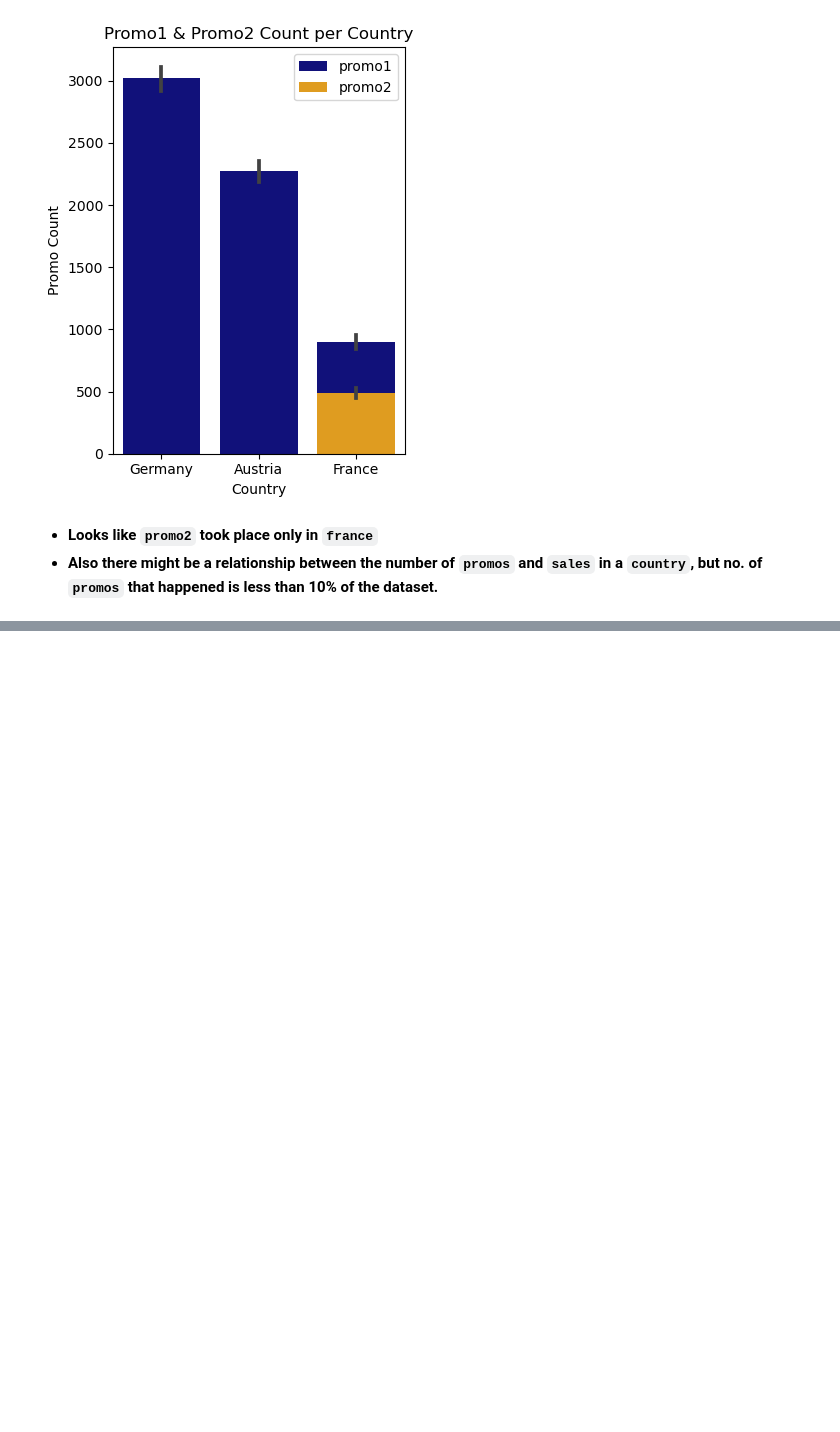
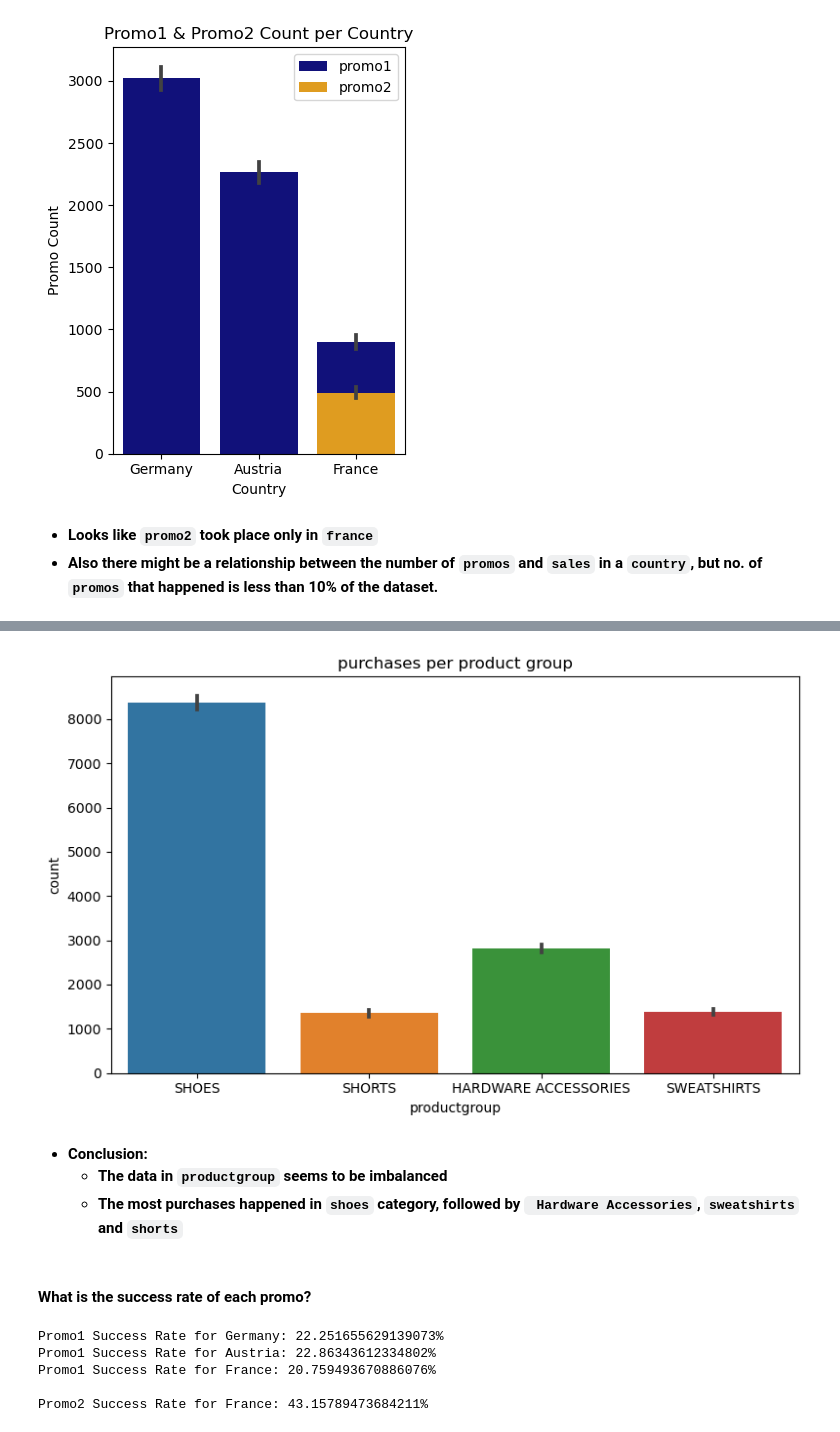
Before and after one commit to AlyAEE/Sports-Wear-Group-Classification-Project, a Jupyter notebook: Notebooks/02.ExploratoryDataAnalysis.ipynb, the cells around one changed output, grey strips where cells are left out. Saved outputs shown, nothing was run; the diff lists cells and outputs as text; code cells hidden in the pictures; blank space fills up the shorter version.

```diff
--- a/Notebooks/02.ExploratoryDataAnalysis.ipynb
+++ b/Notebooks/02.ExploratoryDataAnalysis.ipynb
@@ -869,0 +176,51 @@ plt.show()
+# %%
+# plot a bar plot to compute how many purchases done in each group
+plt.figure(figsize=(8, 5))
+
+sns.barplot(data = df, x= 'productgroup',y='label',estimator='sum')
+
+plt.ylabel('count')
+plt.title('purchases per product group')
+plt.tight_layout()
+
+save_fig('8-Product_group_purchases')
+plt.show()
+# %% [output]
+[figure, added]
+# %% [markdown]
+- **Conclusion:**
+    - **The data in `productgroup` seems to be imbalanced**
+    - **The most purchases happened in `shoes` category, followed by ` Hardware Accessories`, `sweatshirts` and `shorts`**
+# %% [markdown]
+#### What is the success rate of each promo?
+# %%
+# Success_rate of promo1
+
+# Get the list of unique countries in the dataset
+countries = df['country'].unique()
+
+# Iterate over each country
+for country in countries:
+    # Filter the dataset for the current country and the desired conditions
+    filtered_df = df[(df['country'] == country) & (df['promo1'] == 1) & (df['promo2'] == 0) & (df['label'] == 1) ]
+
+    # Calculate the success rate for promo1 in the current country
+    success_rate = (len(filtered_df) / len(df[(df['country'] == country) & (df['promo1'] == 1) & (df['promo2'] == 0)])) * 100
+
+    # Print the success rate for the current country
+    print(f"Promo1 Success Rate for {country}: {success_rate}%")
+
+
+# success rate of promo2 in France
+
+# Calculate the success rate for promo1 in the current country
+filtered_df2 = df[(df['country'] == 'France') & (df['promo1'] == 0) & (df['label'] == 1) & (df['promo2'] == 1)]
+success_rate2 = (len(filtered_df) / len(df[(df['country'] == 'France') & (df['promo1'] == 0) & (df['promo2'] == 1)] )) * 100
+# Print the success rate for the current country
+print(f"\nPromo2 Success Rate for France: {success_rate2}%")
+# %% [output]
+Promo1 Success Rate for Germany: 22.251655629139073%
+Promo1 Success Rate for Austria: 22.86343612334802%
+Promo1 Success Rate for France: 20.759493670886076%
+
+Promo2 Success Rate for France: 43.15789473684211%
```
Also changed, not shown: parts of 90 cells of this notebook, 14 other files.
